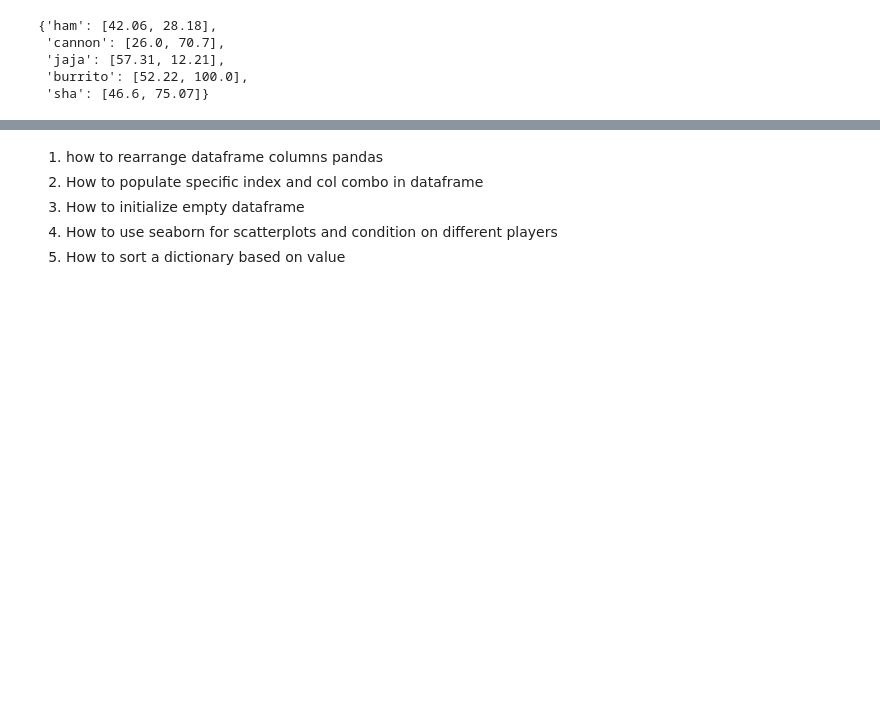
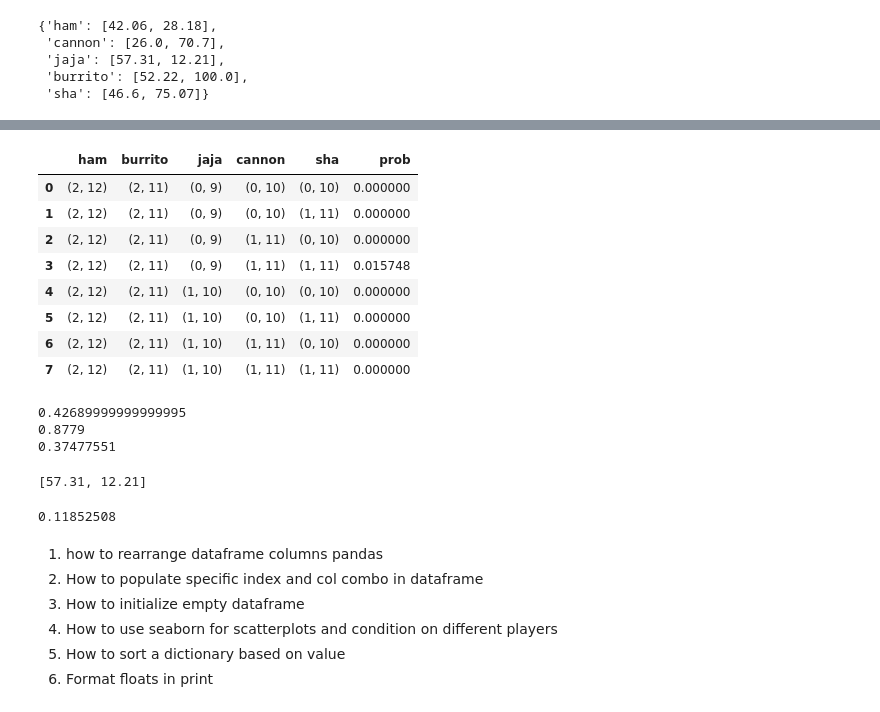
Before and after one commit to tford112/NBA-DS, a Jupyter notebook: Fantasy_Playoffs_2019_Szn.ipynb, the cells around one changed output, grey strips where cells are left out. Saved outputs shown, nothing was run; the diff lists cells and outputs as text; code cells hidden in the pictures; blank space fills up the shorter version.

```diff
--- a/Fantasy_Playoffs_2019_Szn.ipynb
+++ b/Fantasy_Playoffs_2019_Szn.ipynb
@@ -271,0 +363,53 @@ print("Freewoe has a {}% chance of winning against Tom".format((blah/100000)*100
+# %%
+inst = pdf.iloc[3]
+inst
+
+def probWins(name, num_wins, rem_probs):
+    opp_probs = rem_probs[name]
+    win_base = 1
+    lose_base = 1
+    if num_wins == 2:
+        for p in opp_probs:
+            win_base *= (p/100)
+        return win_base
+    elif num_wins == 1:   # Independent Events - > P(a or b) = P(a) + P(b) - P(A+B)
+        for p in opp_probs:
+            win_base *= (p/100)
+        pa = opp_probs[0]/100
+        pb = opp_probs[1]/100
+        pab = win_base
+        xor_win = pa + pb - pab
+        return xor_win
+    else:
+        for p in opp_probs:
+            lose_base *= (100-p)/100
+        return lose_base
+
+def rowProb(hp, jp, bp, sp, cp):
+    return hp * jp * bp * sp * cp
+
+
+for name, exp in zip(inst.index, inst):
+    if name == "ham":
+        hp = probWins("ham", exp[0], rem_probs)
+    if name == "jaja":
+        jp =probWins("jaja", exp[0], rem_probs)
+    if name == "burrito":
+        bp = probWins("burrito", exp[0], rem_probs)
+    if name == "sha":
+        sp = probWins("sha", exp[0], rem_probs)
+    if name == "cannon":
+        cp = probWins("cannon", exp[0], rem_probs)
+    rowprob = rowProb(hp, jp, bp , sp, cp)
+pdf.loc[3,"prob"] = rowprob
+pdf
+# %% [output]
+|  | ham | burrito | jaja | cannon | sha | prob |
+| 0 | (2, 12) | (2, 11) | (0, 9) | (0, 10) | (0, 10) | 0.000000 |
+| 1 | (2, 12) | (2, 11) | (0, 9) | (0, 10) | (1, 11) | 0.000000 |
+| 2 | (2, 12) | (2, 11) | (0, 9) | (1, 11) | (0, 10) | 0.000000 |
+| 3 | (2, 12) | (2, 11) | (0, 9) | (1, 11) | (1, 11) | 0.015748 |
+| 4 | (2, 12) | (2, 11) | (1, 10) | (0, 10) | (0, 10) | 0.000000 |
+| 5 | (2, 12) | (2, 11) | (1, 10) | (0, 10) | (1, 11) | 0.000000 |
+| 6 | (2, 12) | (2, 11) | (1, 10) | (1, 11) | (0, 10) | 0.000000 |
+| 7 | (2, 12) | (2, 11) | (1, 10) | (1, 11) | (1, 11) | 0.000000 |
@@ -272,6 +418,28 @@ print("Freewoe has a {}% chance of winning against Tom".format((blah/100000)*100
+# %%
+lose = 1
+for p in rem_probs["jaja"]:
+    lose *= (100-p)/100
+    print(1-p/100)
+print(lose)
+# %% [output]
+0.42689999999999995
+0.8779
+0.37477551
+# %%
+rem_probs["jaja"]
+# %% [output]
+[57.31, 12.21]
+# %%
+w = 1
+for p in rem_probs["ham"]:
+    w *= (p/100)
+print(w)
+# %% [output]
+0.11852508
 # %% [markdown]
 1. how to rearrange dataframe columns pandas
 2. How to populate specific index and col combo in dataframe
 3. How to initialize empty dataframe
 4. How to use seaborn for scatterplots and condition on different players
 5. How to sort a dictionary based on value
+6. Format floats in print
```
Also changed, not shown: parts of 10 cells of this notebook.
